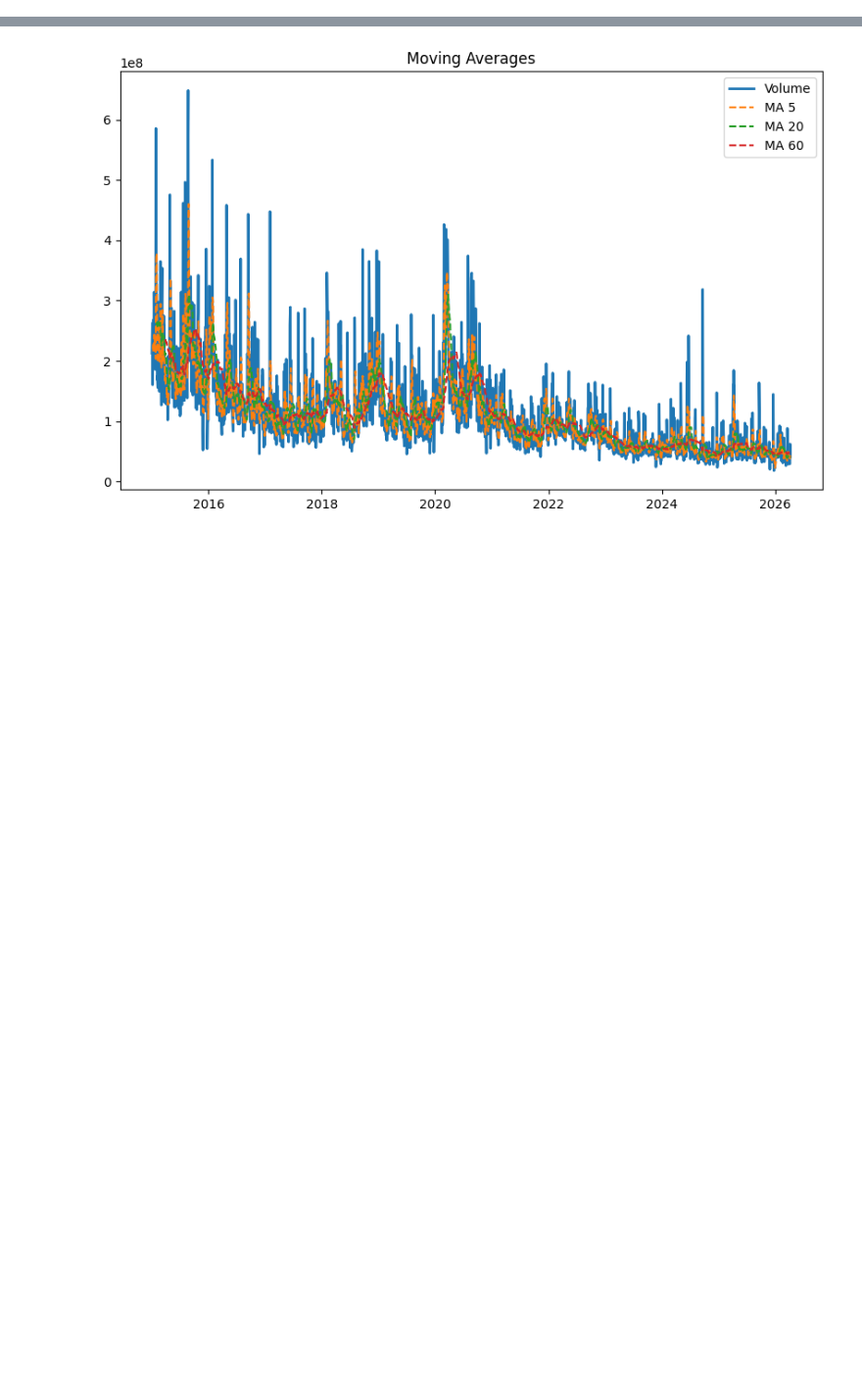
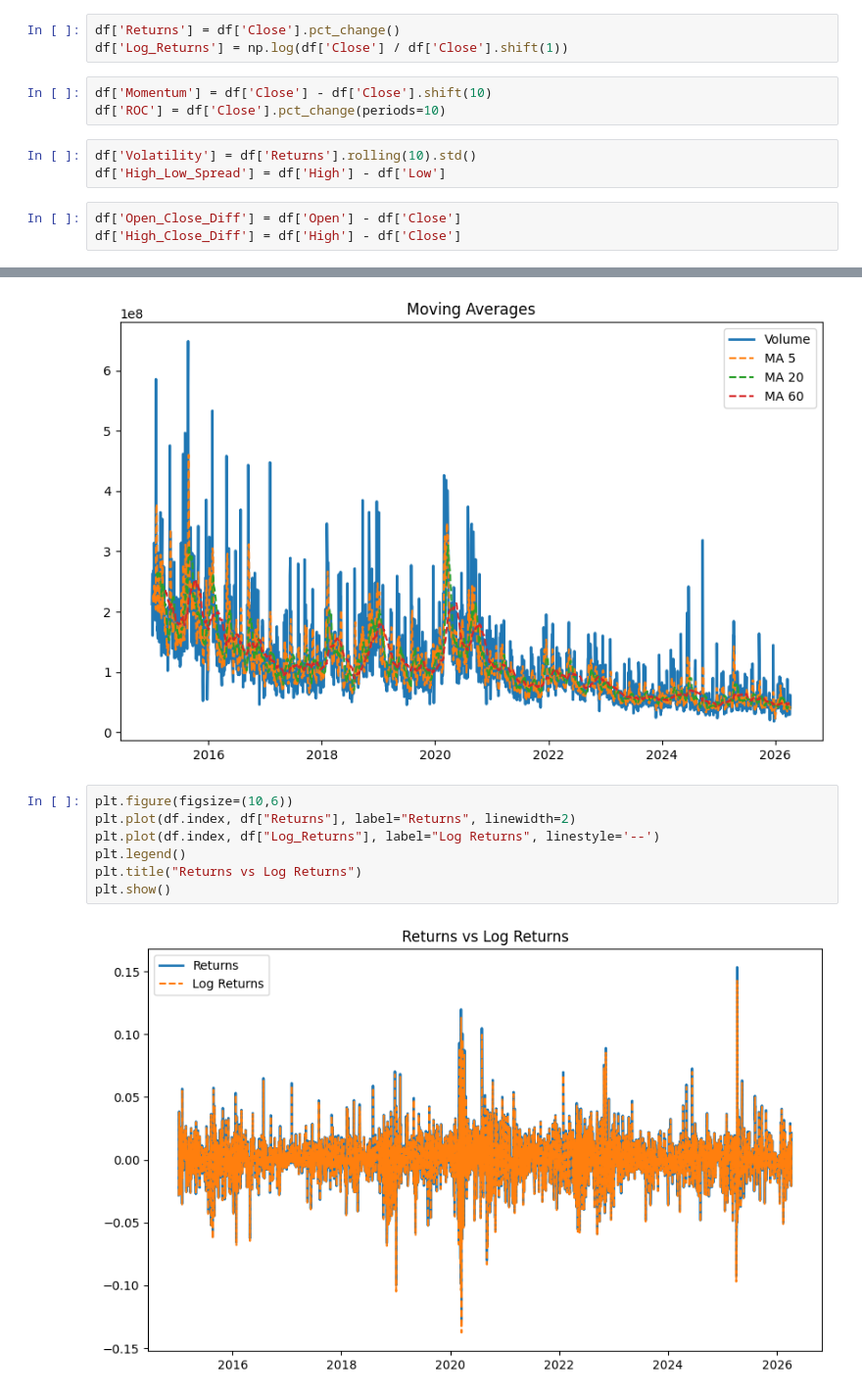
Before and after one commit to vijais0604-cloud/Apple_Stock_Prediction, a Jupyter notebook: Apple_Stock.ipynb, the cells around one changed output, grey strips where cells are left out. Shown at 98% size. Cells and saved outputs as stored; diff of their text form; blank space fills up the shorter version.

```diff
--- a/Apple_Stock.ipynb
+++ b/Apple_Stock.ipynb
@@ -79,0 +99,12 @@ DatetimeIndex(['2015-01-02', '2015-01-05', '2015-01-06', '2015-01-07',
+# %%
+df['Returns'] = df['Close'].pct_change()
+df['Log_Returns'] = np.log(df['Close'] / df['Close'].shift(1))
+# %%
+df['Momentum'] = df['Close'] - df['Close'].shift(10)
+df['ROC'] = df['Close'].pct_change(periods=10)
+# %%
+df['Volatility'] = df['Returns'].rolling(10).std()
+df['High_Low_Spread'] = df['High'] - df['Low']
+# %%
+df['Open_Close_Diff'] = df['Open'] - df['Close']
+df['High_Close_Diff'] = df['High'] - df['Close']
@@ -197,3 +215,12 @@ plt.title("Moving Averages")
 plt.show()
 # %% [output]
 [figure]
+# %%
+plt.figure(figsize=(10,6))
+plt.plot(df.index, df["Returns"], label="Returns", linewidth=2)
+plt.plot(df.index, df["Log_Returns"], label="Log Returns", linestyle='--')
+plt.legend()
+plt.title("Returns vs Log Returns")
+plt.show()
+# %% [output]
+[figure, added]
```
Also changed, not shown: parts of 20 cells of this notebook.
